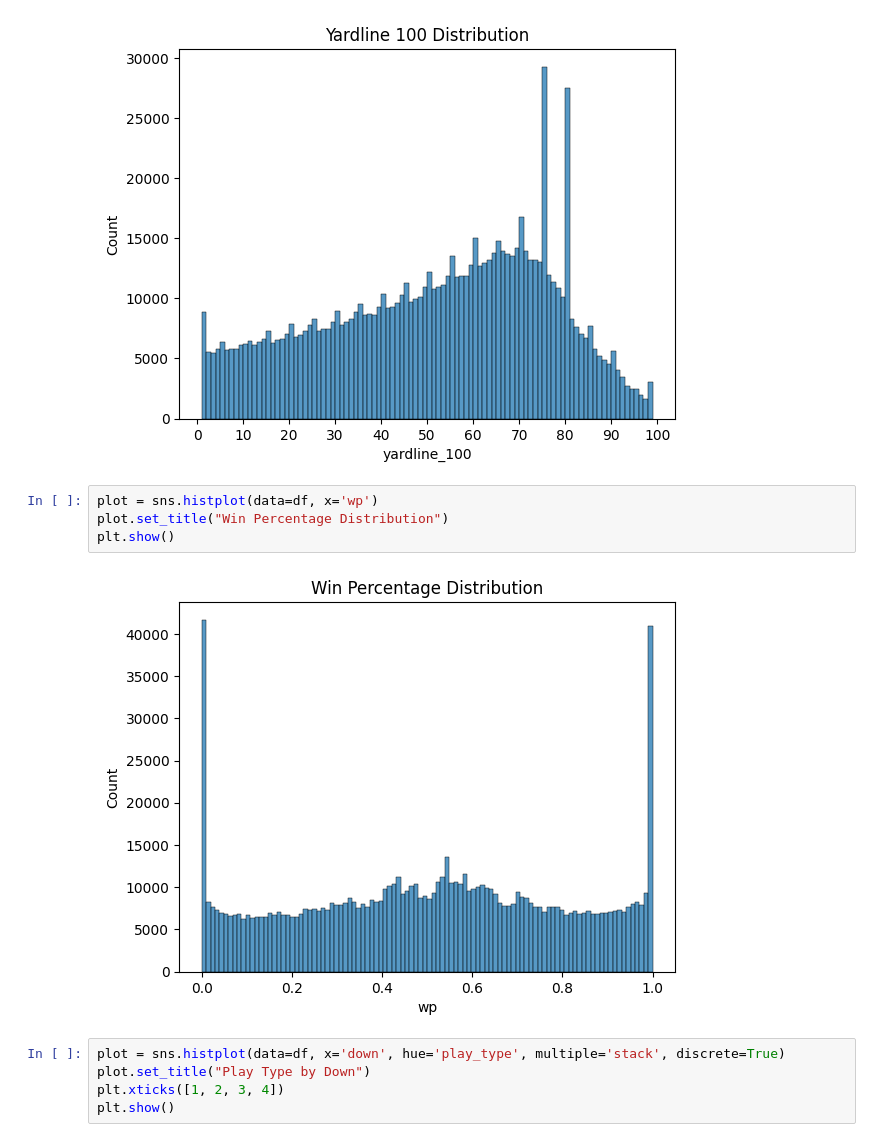
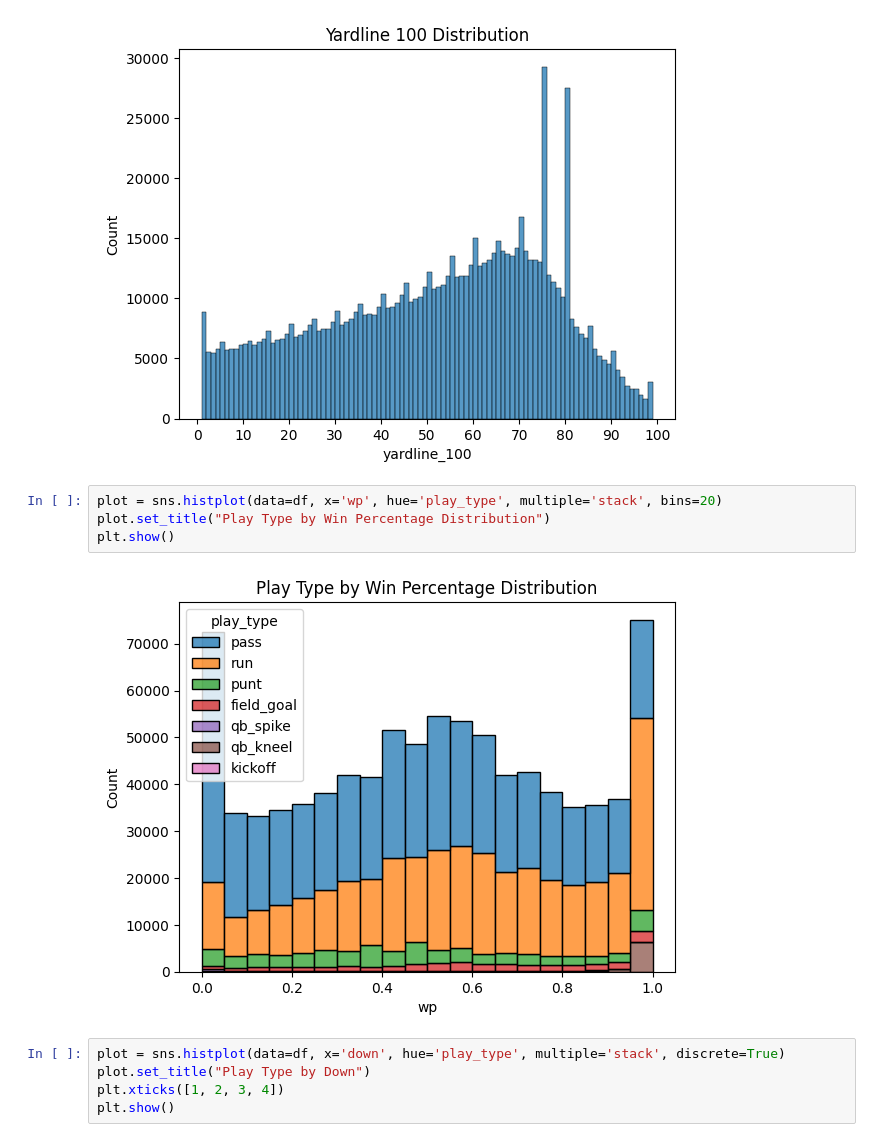
Before and after one commit to hensleyas21/dsciCapstone, a Jupyter notebook: data_report/plots.ipynb, the cells around one changed output. Drawn from its saved outputs; the diff is of its cells as text.

```diff
--- a/data_report/plots.ipynb
+++ b/data_report/plots.ipynb
@@ -18,11 +18,11 @@ plt.show()
 # %% [output]
 [figure]
 # %%
-plot = sns.histplot(data=df, x='wp')
-plot.set_title("Win Percentage Distribution")
+plot = sns.histplot(data=df, x='wp', hue='play_type', multiple='stack', bins=20)
+plot.set_title("Play Type by Win Percentage Distribution")
 plt.show()
 # %% [output]
-[figure, old version]
+[figure, new version]
 # %%
 plot = sns.histplot(data=df, x='down', hue='play_type', multiple='stack', discrete=True)
 plot.set_title("Play Type by Down")
```
Also changed, not shown: parts of 2 cells of this notebook.
